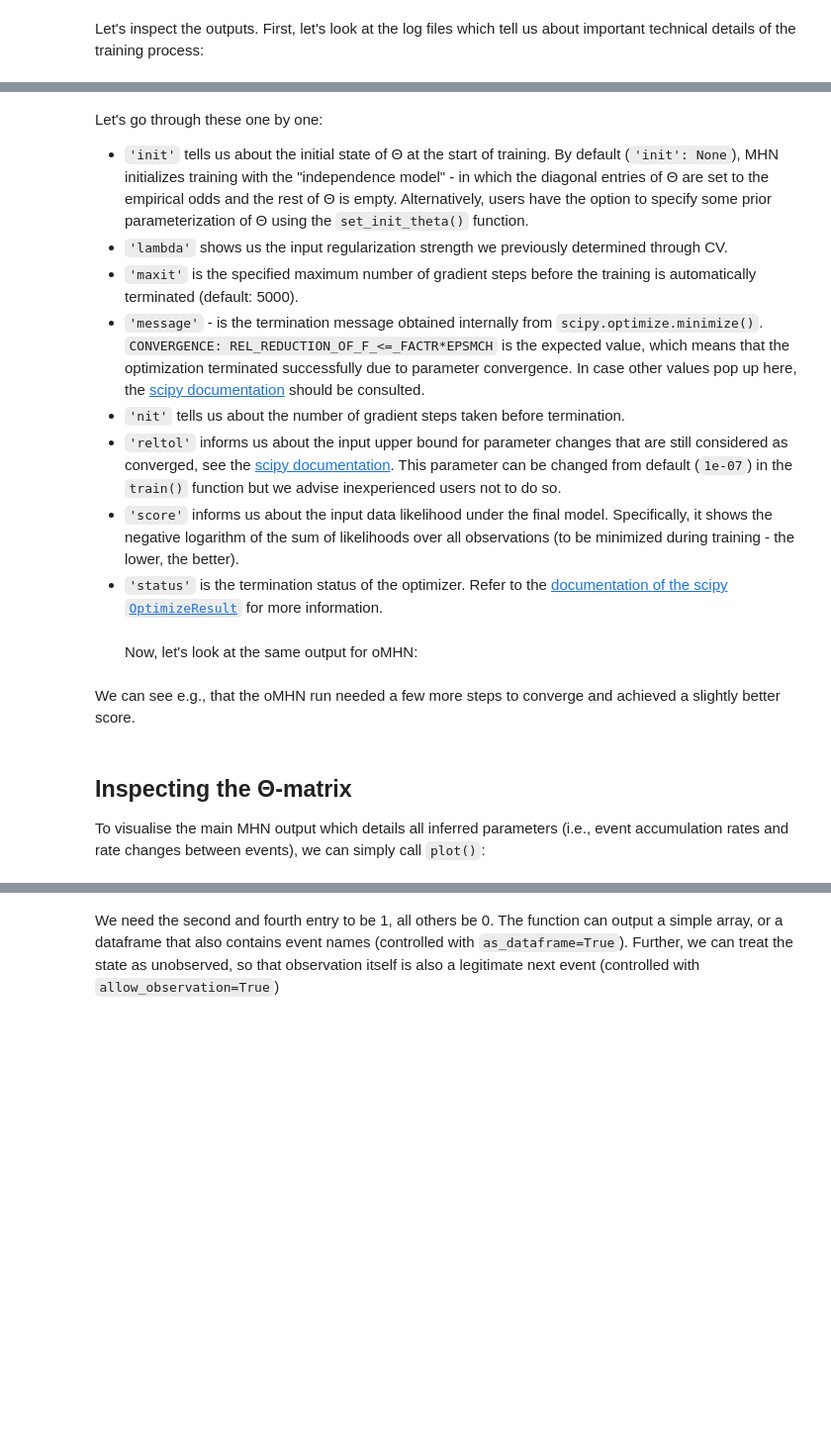
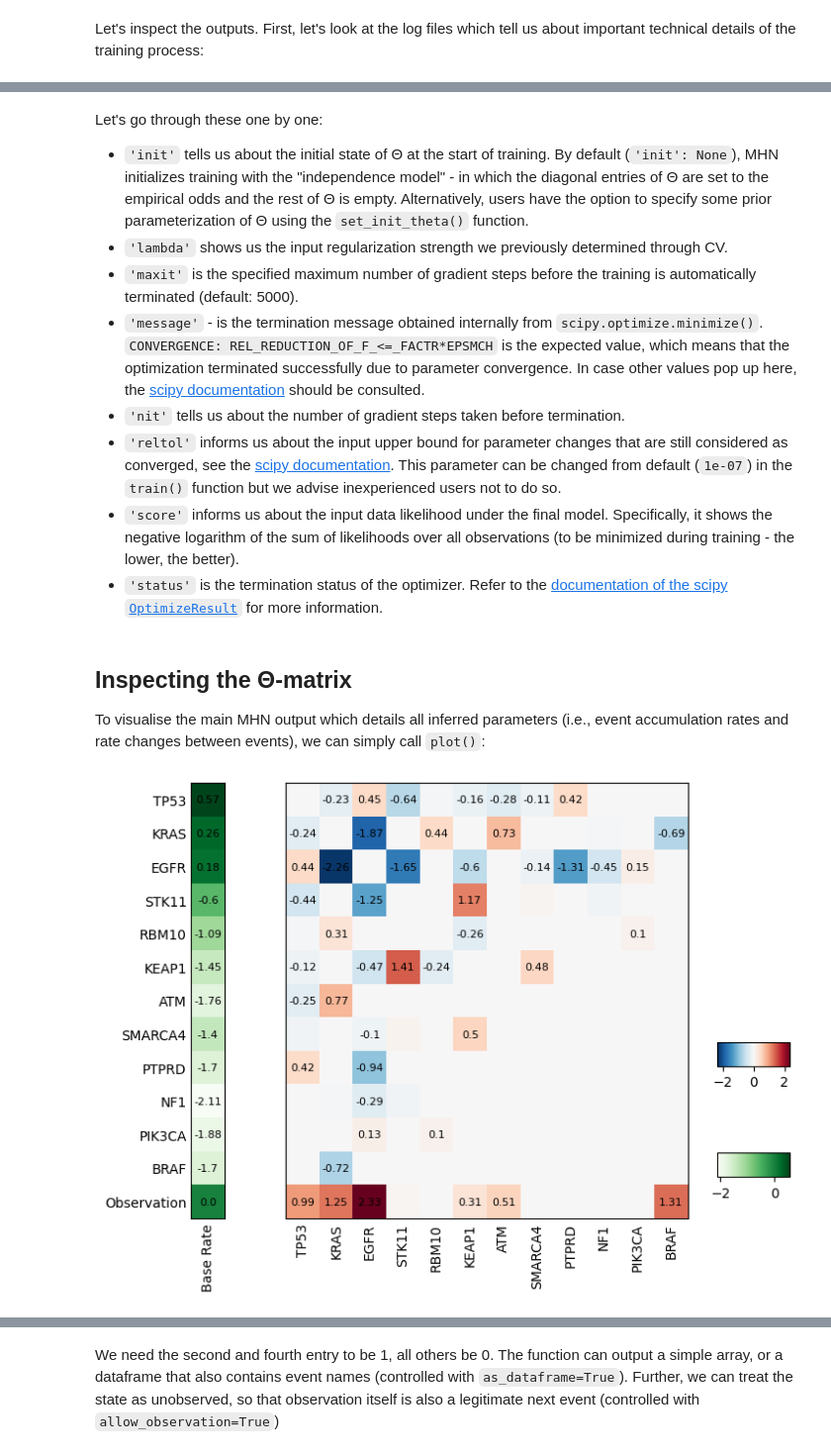
Before and after one commit to spang-lab/LearnMHN, a Jupyter notebook: demo/demo.ipynb, the cells around one changed output, grey strips where cells are left out. Shown: that part at 99% size. Drawn from its saved outputs; the diff is of its cells as text; code cells hidden in the pictures; blank space fills up the shorter version.

```diff
--- a/demo/demo.ipynb
+++ b/demo/demo.ipynb
@@ -189,15 +232,10 @@ plt.ylabel('')
 # %% [markdown]
 We can now train the final models, using the optimal lambdas from cross-validation we have just confirmed. Then, we'll save the main output, the Θ-matrix, as .csv file, alongside a log file in .json format.
 # %%
-# train cMHN
-cMHN_opt.train(lam=cMHN_lambda)
+# train oMHN
+opt.train(lam=opt_lam)
 # save output
-cMHN_opt.result.save(filename="cMHN.csv")
-
-# train oMHN
-oMHN_opt.train(lam=oMHN_lambda)
-# save output
-oMHN_opt.result.save(filename="oMHN.csv")
+opt.result.save(filename="MHN.csv")
 # %% [markdown]
 Let's inspect the outputs. First, let's look at the log files which tell us about important technical details of the training process:
 # %%
@@ -218,5 +265,3 @@ Let's go through these one by one:
 - `'reltol'` informs us about the input upper bound for parameter changes that are still considered as converged, see the [scipy documentation](https://docs.scipy.org/doc/scipy/reference/optimize.minimize-bfgs.html#optimize-minimize-bfgs). This parameter can be changed from default (`1e-07`) in the `train()` function but we advise inexperienced users not to do so.
 - `'score'` informs us about the input data likelihood under the final model. Specifically, it shows the negative logarithm of the sum of likelihoods over all observations (to be minimized during training - the lower, the better).
 - `'status'` is the termination status of the optimizer. Refer to the [documentation of the scipy `OptimizeResult`](https://docs.scipy.org/doc/scipy/reference/generated/scipy.optimize.OptimizeResult.html#scipy.optimize.OptimizeResult) for more information.
-<br><br>
-Now, let's look at the same output for oMHN:
@@ -228,11 +268,11 @@ pprint.pprint(oMHN_log)
-# %% [markdown]
-We can see e.g., that the oMHN run needed a few more steps to converge and achieved a slightly better score.
 # %% [markdown]
 ## Inspecting the Θ-matrix
 
 To visualise the main MHN output which details all inferred parameters (i.e., event accumulation rates and rate changes between events), we can simply call `plot()`:
 # %%
-cMHN_opt.result.plot()
+_ = opt.result.plot()
+# %% [output]
+[figure, added]
 # %% [markdown]
 By default, `plot()` visualizes the logarithmised form of Θ - this can be changed with `logarithmic = False`. The logarithmic version is also written to file by `save()`. <br><br>
 
```
Also changed, not shown: parts of 57 cells of this notebook, 1 other file.
